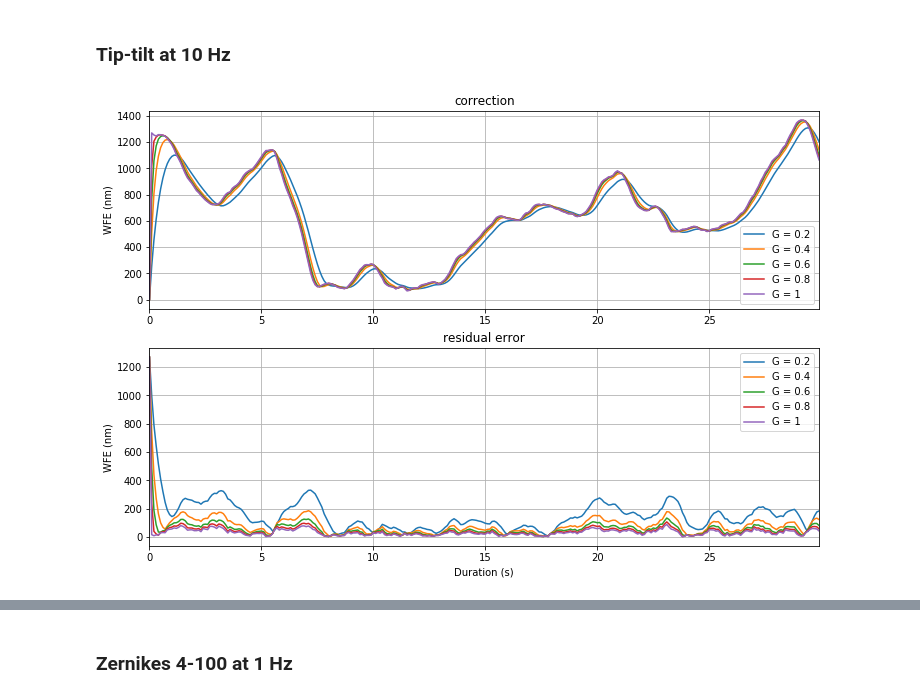
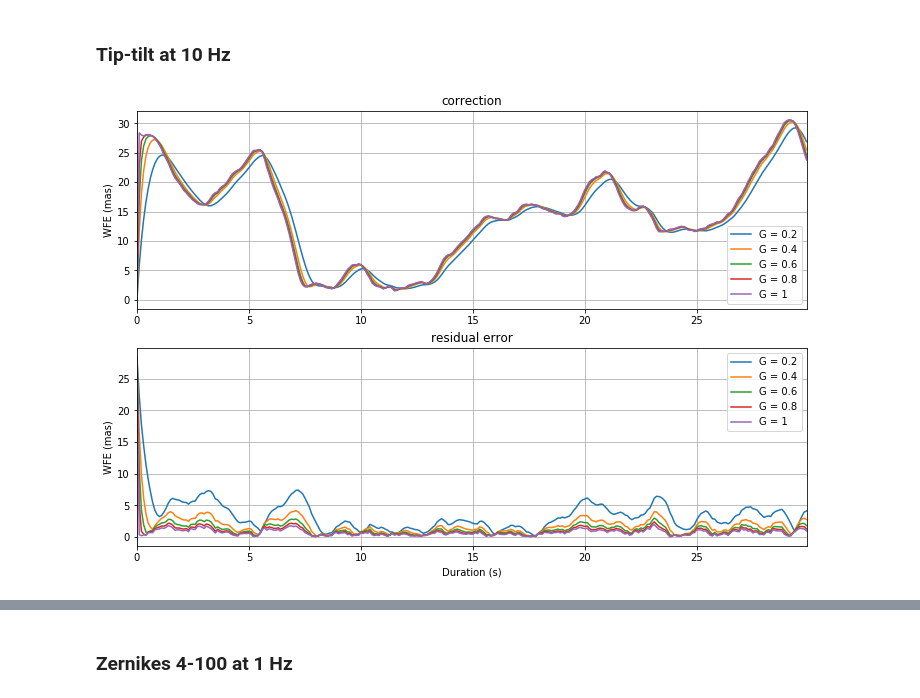
Before and after one commit to vortex-exoplanet/HEEPS, a Jupyter notebook: tools/water_vapor/closed_loop_control.ipynb, the cells around one changed output, grey strips where cells are left out. Saved outputs shown, nothing was run; the diff lists cells and outputs as text; code cells hidden in the pictures.

```diff
--- a/tools/water_vapor/closed_loop_control.ipynb
+++ b/tools/water_vapor/closed_loop_control.ipynb
@@ -90,7 +91,7 @@ def get_zpols_integ(zpols, nLF, nHF, G):
             zpols_integ[n:n+freq,m] = zpols_integ[n-1,m] + G*np.mean(zpols[n-freq:n,m] - zpols_integ[n-1,m], 0)
         fits.writeto(zpols_integ_name, np.float32(zpols_integ))
 
-def plot_integ(nframes, zmodes, scaling):
+def plot_integ(nframes, zmodes, scaling, yunits='nm', nLF=1, nHF=10):
     Z = zpols[:nframes,zmodes]
     #Z = np.array([Z[0]]*30)
     ts = np.arange(len(Z))*samp_wv/1e3
@@ -98,18 +99,18 @@ def plot_integ(nframes, zmodes, scaling):
     a0 = axs[0]
     a1 = axs[1]
     for G in [.2, .4, .6, .8, 1]:
-        zpols_integ_name = wv[:-5] + '_zpols_%s_nLF_%s_nHF_%s_G_%s.fits'%(nzer, 1, 10, G)
+        zpols_integ_name = wv[:-5] + '_zpols_%s_nLF_%s_nHF_%s_G_%s.fits'%(nzer, nLF, nHF, G)
         X = fits.getdata(zpols_integ_name)[:nframes,zmodes]
         Y = Z - X
         a0.plot(ts, np.sqrt(np.sum(X**2,1))*scaling, label='G = %s'%G)
         a1.plot(ts, np.sqrt(np.sum(Y**2,1))*scaling, label='G = %s'%G)
     a0.set_title('correction')
-    a0.set_ylabel('WFE (nm)')
+    a0.set_ylabel('WFE (%s)'%yunits)
     a0.legend(loc='lower right'); a0.grid(True)
     a0.set_xlim((0, ts[-1]))
     a1.set_title('residual error')
     a1.set_xlabel('Duration (s)')
-    a1.set_ylabel('WFE (nm)')
+    a1.set_ylabel('WFE (%s)'%yunits)
     a1.legend(loc='upper right'); a1.grid(True)
     a1.set_xlim((0, ts[-1]));
 # %% [markdown]
@@ -259,8 +260,9 @@ plot_tpsd(tpsd_wvn, 'scao + wv', tpsd_scao, 'scao', 'N2-band closed-loop control
 # %% [markdown]
 ### Tip-tilt at 10 Hz
 # %%
+nmrms2mas = 4/36.905e9*u.rad.to('mas')
 scaling = rms_N/temporal_rms*1e9
 nframes = 300
-plot_integ(nframes, range(1,3), scaling)
+plot_integ(nframes, range(1,3), scaling*nmrms2mas, yunits='mas', nLF=1, nHF=1)
 # %% [output]
-[figure, old version]
+[figure, new version]
```
Also changed, not shown: parts of 13 cells of this notebook.
